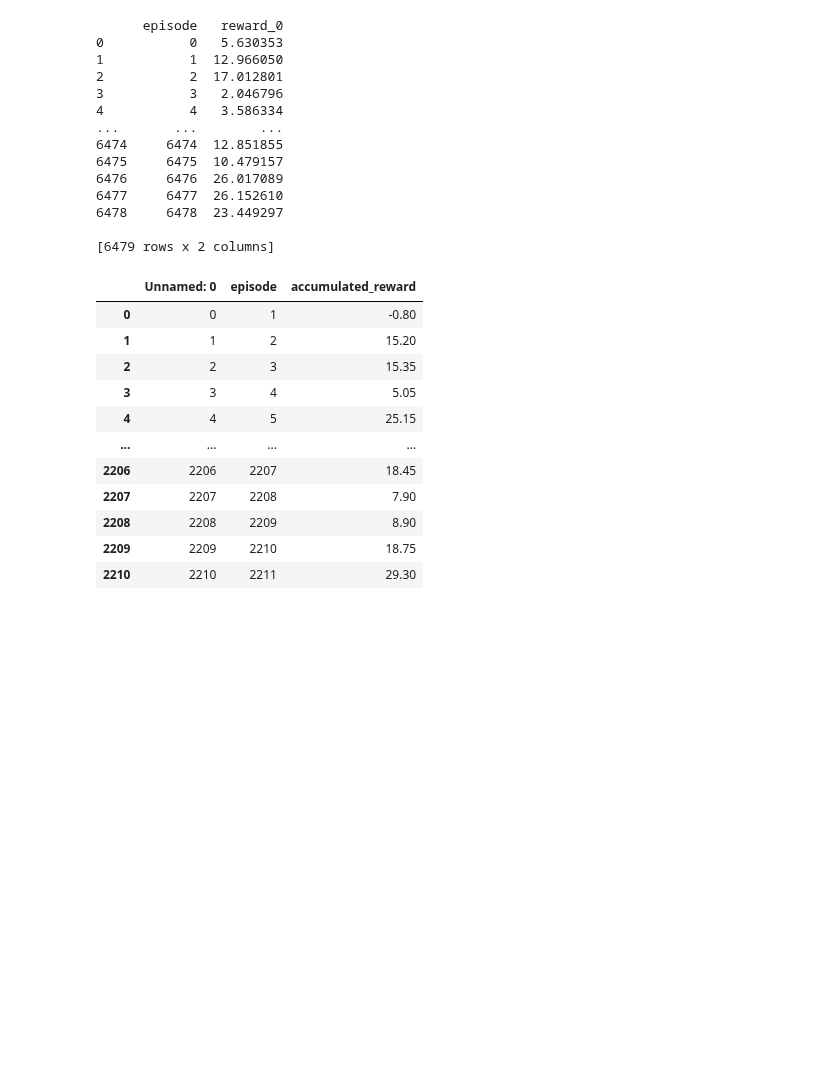
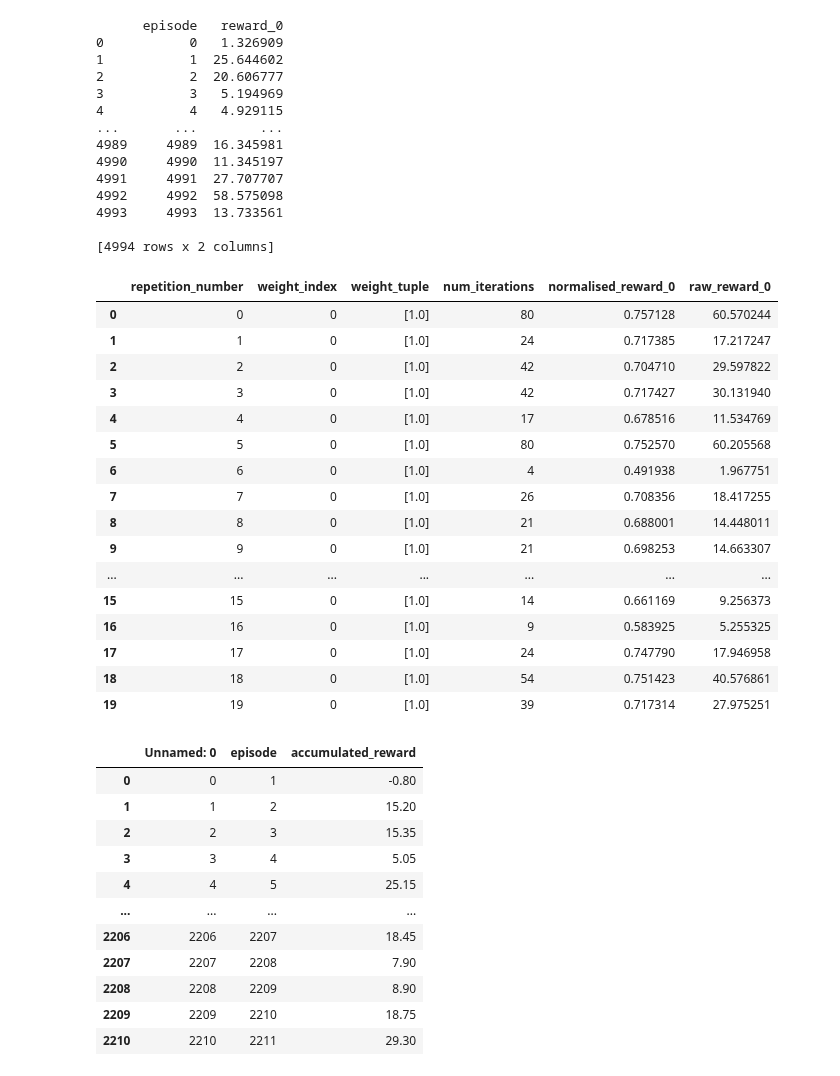
Before and after one commit to whl020406/moma-rl-ad, a Jupyter notebook: test_training.ipynb, the cells around one changed output. Saved outputs shown, nothing was run; the diff lists cells and outputs as text; code cells hidden in the pictures; blank space fills up the shorter version.

```diff
--- a/test_training.ipynb
+++ b/test_training.ipynb
@@ -7,10 +7,18 @@ from matplotlib import pyplot as plt
 import matplotlib
 import pandas as pd
 # %%
-env = mo_gym.make('highway-fast', render_mode='rgb_array')
+env = mo_gym.make('mo-highway-env-v0', render_mode='rgb_array')
 env.unwrapped.configure({
     "screen_width": 500,
     "screen_height": 500,
+    "lanes_count": 4,
+    "vehicles_count": 20,
+    #"collision_reward": -1,    # The reward received when colliding with a vehicle.
+    #"right_lane_reward": 0.1,  # The reward received when driving on the right-most lanes, linearly mapped to
+                                       # zero for other lanes.
+    #"high_speed_reward": 1,  # The reward received when driving at full speed, linearly mapped to zero for
+                                       # lower speeds according to config["reward_speed_range"].
+    #"lane_change_reward": 0,   # The reward received at each lane change action.
     "observation": {
         "type": "MultiAgentObservation",
         "observation_config": {
@@ -32,19 +40,39 @@ print(df)
 df.to_csv("data/test_rewards.csv")
 # %% [output]
       episode   reward_0
-0           0   5.630353
-1           1  12.966050
-2           2  17.012801
-3           3   2.046796
-4           4   3.586334
+0           0   1.326909
+1           1  25.644602
+2           2  20.606777
+3           3   5.194969
+4           4   4.929115
 ...       ...        ...
-6474     6474  12.851855
-6475     6475  10.479157
-6476     6476  26.017089
-6477     6477  26.152610
-6478     6478  23.449297
+4989     4989  16.345981
+4990     4990  11.345197
+4991     4991  27.707707
+4992     4992  58.575098
+4993     4993  13.733561
 
-[6479 rows x 2 columns]
+[4994 rows x 2 columns]
+# %%
+agent.evaluate(num_repetitions=20, num_points=1)
+# %% [output]
+|  | repetition_number | weight_index | weight_tuple | num_iterations | normalised_reward_0 | raw_reward_0 |
+| 0 | 0 | 0 | [1.0] | 80 | 0.757128 | 60.570244 |
+| 1 | 1 | 0 | [1.0] | 24 | 0.717385 | 17.217247 |
+| 2 | 2 | 0 | [1.0] | 42 | 0.704710 | 29.597822 |
+| 3 | 3 | 0 | [1.0] | 42 | 0.717427 | 30.131940 |
+| 4 | 4 | 0 | [1.0] | 17 | 0.678516 | 11.534769 |
+| 5 | 5 | 0 | [1.0] | 80 | 0.752570 | 60.205568 |
+| 6 | 6 | 0 | [1.0] | 4 | 0.491938 | 1.967751 |
+| 7 | 7 | 0 | [1.0] | 26 | 0.708356 | 18.417255 |
+| 8 | 8 | 0 | [1.0] | 21 | 0.688001 | 14.448011 |
+| 9 | 9 | 0 | [1.0] | 21 | 0.698253 | 14.663307 |
+| ... | ... | ... | ... | ... | ... | ... |
+| 15 | 15 | 0 | [1.0] | 14 | 0.661169 | 9.256373 |
+| 16 | 16 | 0 | [1.0] | 9 | 0.583925 | 5.255325 |
+| 17 | 17 | 0 | [1.0] | 24 | 0.747790 | 17.946958 |
+| 18 | 18 | 0 | [1.0] | 54 | 0.751423 | 40.576861 |
+| 19 | 19 | 0 | [1.0] | 39 | 0.717314 | 27.975251 |
 # %%
 df = pd.read_csv("data/test_rewards.csv")
 df["episode"] = df["episode"]+1
```
Also changed, not shown: 6 other files.
